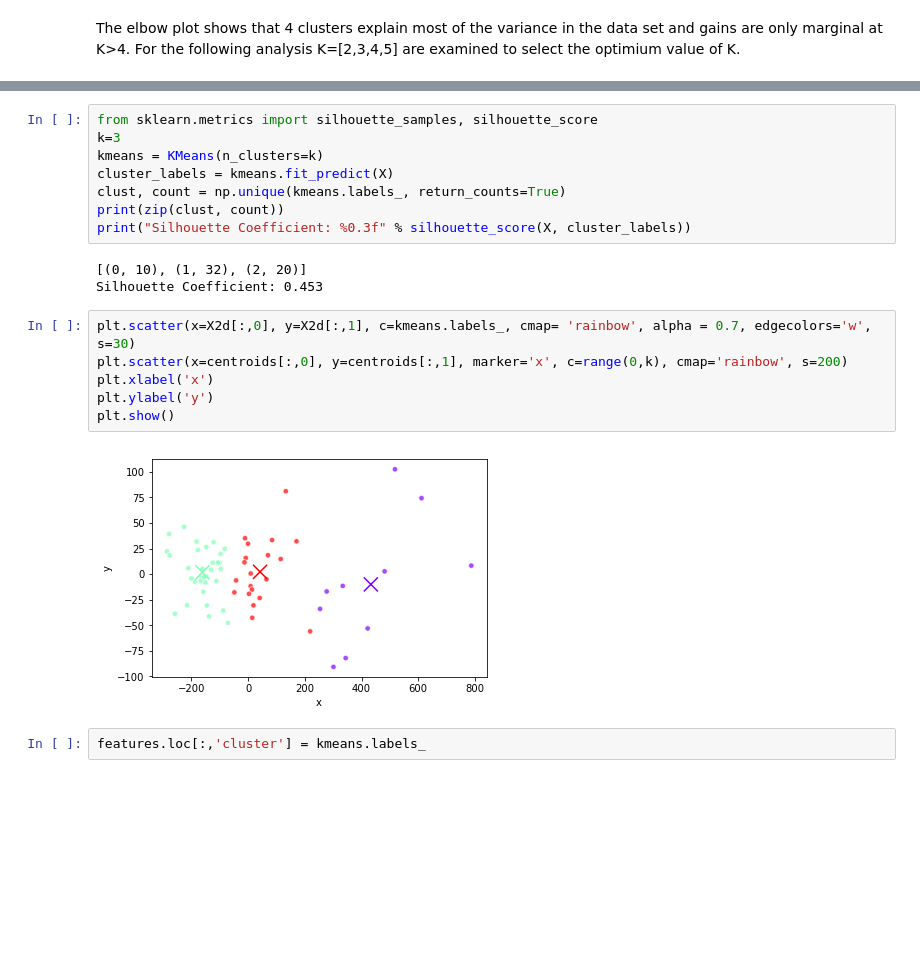
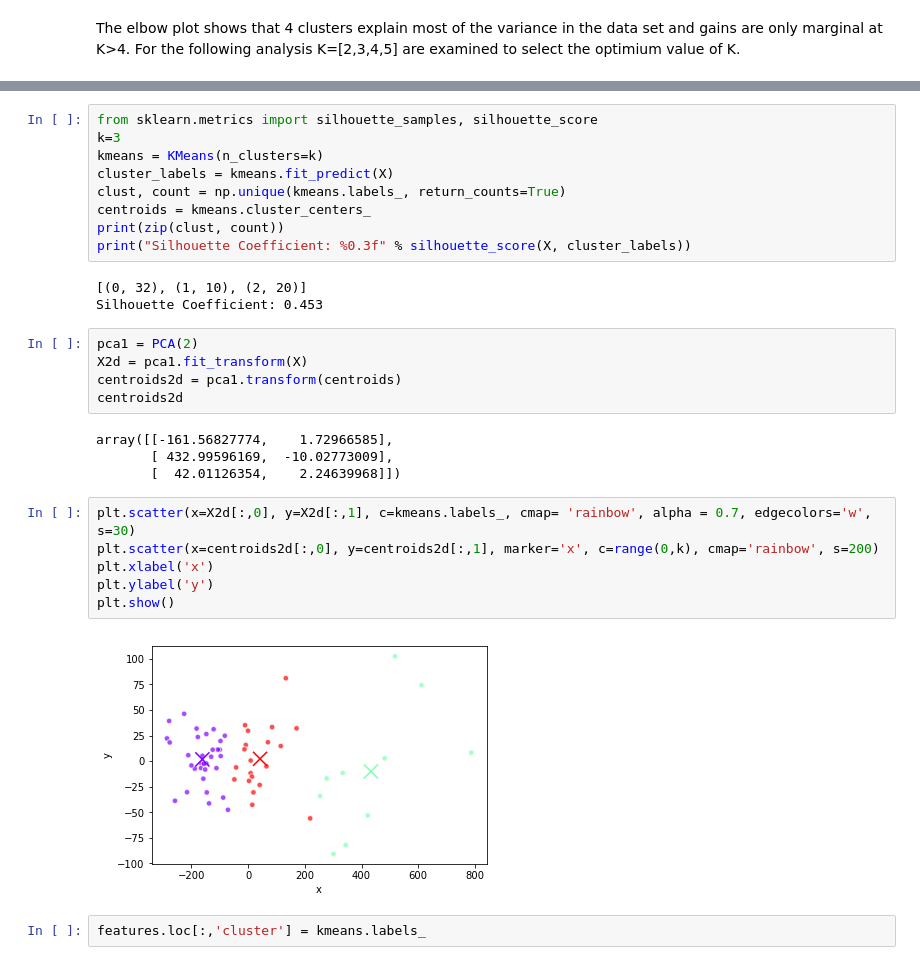
Before and after one commit to IvanTodorovic78/Capstone1, a Jupyter notebook: Capstone1 EDA and Visualizations.ipynb, the cells around one changed output, grey strips where cells are left out. Saved outputs shown, nothing was run; the diff lists cells and outputs as text; blank space fills up the shorter version.

```diff
--- a/Capstone1 EDA and Visualizations.ipynb
+++ b/Capstone1 EDA and Visualizations.ipynb
@@ -752,19 +752,29 @@ k=3
 kmeans = KMeans(n_clusters=k)
 cluster_labels = kmeans.fit_predict(X)
 clust, count = np.unique(kmeans.labels_, return_counts=True)
+centroids = kmeans.cluster_centers_
 print(zip(clust, count))
 print("Silhouette Coefficient: %0.3f" % silhouette_score(X, cluster_labels))
 # %% [output]
-[(0, 10), (1, 32), (2, 20)]
+[(0, 32), (1, 10), (2, 20)]
 Silhouette Coefficient: 0.453
+# %%
+pca1 = PCA(2)
+X2d = pca1.fit_transform(X)
+centroids2d = pca1.transform(centroids)
+centroids2d
+# %% [output]
+array([[-161.56827774,    1.72966585],
+       [ 432.99596169,  -10.02773009],
+       [  42.01126354,    2.24639968]])
 # %%
 plt.scatter(x=X2d[:,0], y=X2d[:,1], c=kmeans.labels_, cmap= 'rainbow', alpha = 0.7, edgecolors='w', s=30)
-plt.scatter(x=centroids[:,0], y=centroids[:,1], marker='x', c=range(0,k), cmap='rainbow', s=200)
+plt.scatter(x=centroids2d[:,0], y=centroids2d[:,1], marker='x', c=range(0,k), cmap='rainbow', s=200)
 plt.xlabel('x')
 plt.ylabel('y')
 plt.show()
 # %% [output]
-[figure, old version]
+[figure, new version]
 # %%
 features.loc[:,'cluster'] = kmeans.labels_
 # %%
```
Also changed, not shown: parts of 35 cells of this notebook, 1 other file.
